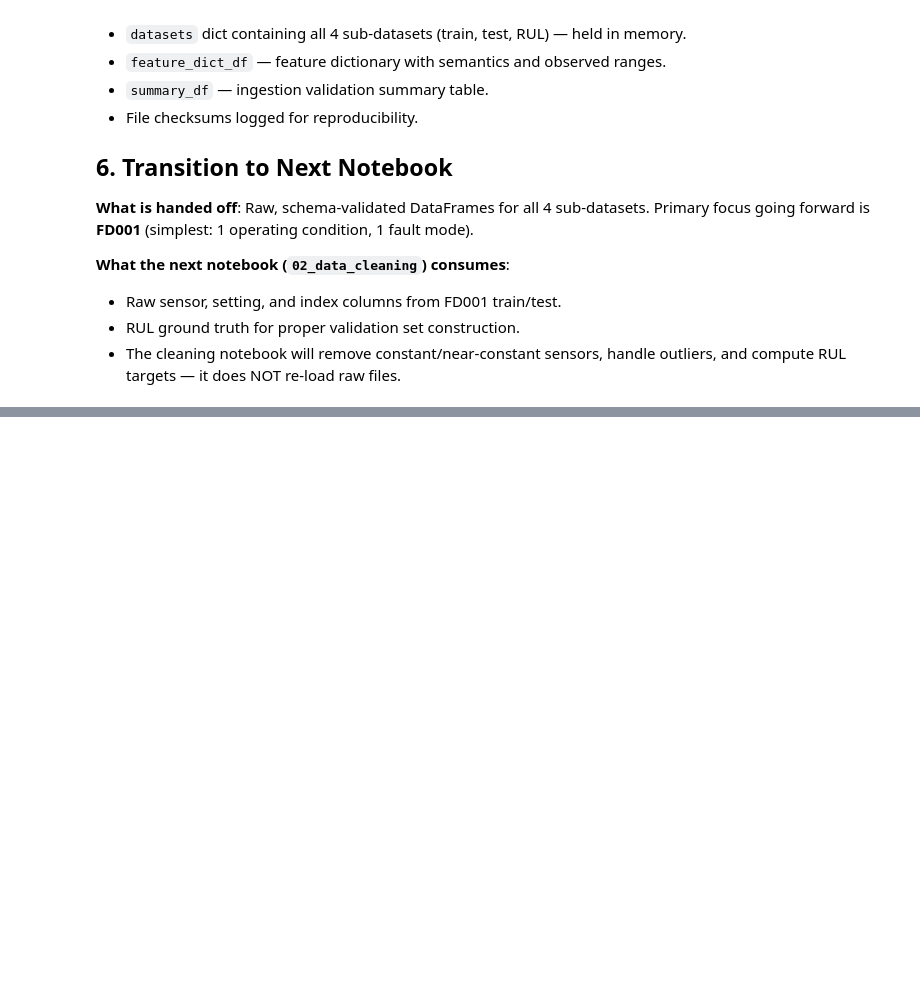
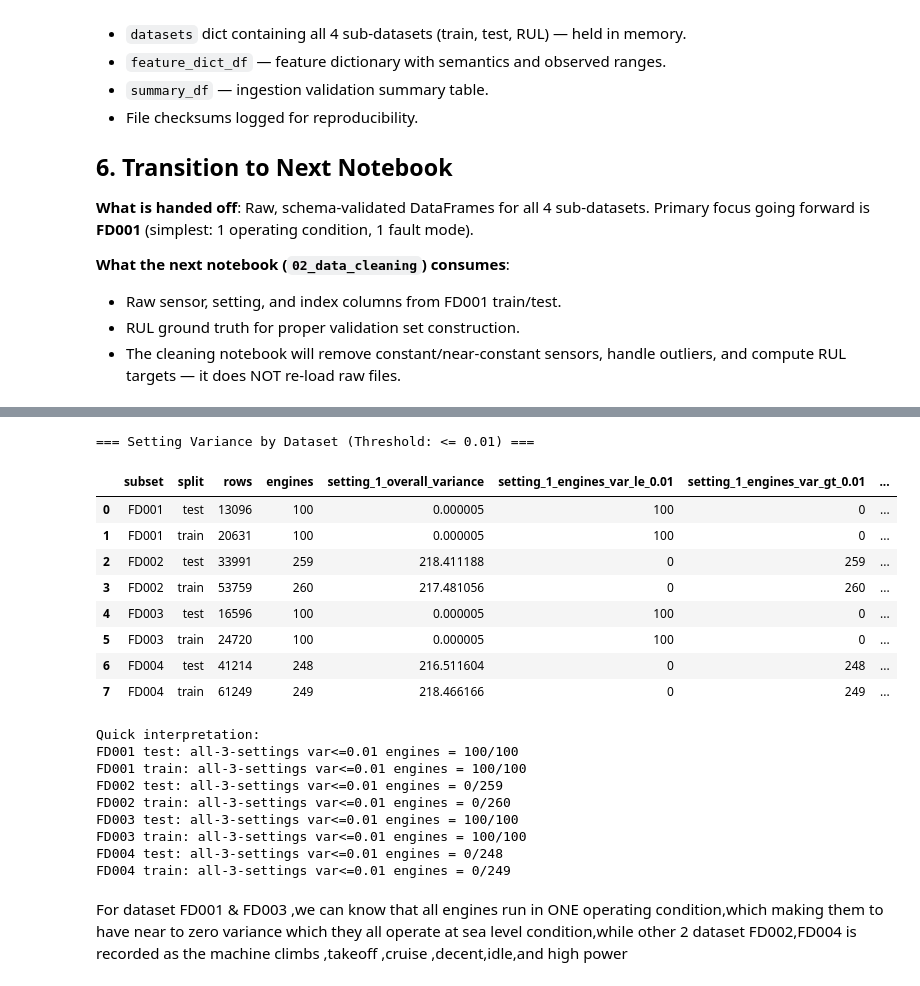
Before and after one commit to SKYTAN-050107/VHack_RUL_Predictions, a Jupyter notebook: src/01_data_acquisition.ipynb, the cells around one changed output, grey strips where cells are left out. Cells and saved outputs as stored; diff of their text form; code cells hidden in the pictures; blank space fills up the shorter version.

```diff
--- a/src/01_data_acquisition.ipynb
+++ b/src/01_data_acquisition.ipynb
@@ -446,0 +457,61 @@ When we inspect the descriptive statistics of `unit_number` we can see the datas
+# %%
+# Check variance of each setting for each dataset (train/test) with threshold <= 0.01
+setting_variance_rows = []
+VAR_THRESHOLD = 0.01
+
+for subset, pack in datasets.items():
+    for split_name in ['train', 'test']:
+        df_split = pack[split_name]
+
+        grouped_var = df_split.groupby('unit_number')[SETTING_COLS].var(ddof=0)
+
+        row = {
+            'subset': subset,
+            'split': split_name,
+            'rows': int(df_split.shape[0]),
+            'engines': int(df_split['unit_number'].nunique()),
+        }
+
+        for s in SETTING_COLS:
+            row[f'{s}_overall_variance'] = float(df_split[s].var(ddof=0))
+            row[f'{s}_engines_var_le_0.01'] = int((grouped_var[s].fillna(0) <= VAR_THRESHOLD).sum())
+            row[f'{s}_engines_var_gt_0.01'] = int((grouped_var[s].fillna(0) > VAR_THRESHOLD).sum())
+
+        all_three_le = (grouped_var[SETTING_COLS].fillna(0) <= VAR_THRESHOLD).all(axis=1)
+        row['all_3_settings_var_le_0.01_engines'] = int(all_three_le.sum())
+        row['all_3_settings_var_gt_0.01_engines'] = int((~all_three_le).sum())
+
+        setting_variance_rows.append(row)
+
+setting_variance_df = pd.DataFrame(setting_variance_rows).sort_values(['subset', 'split']).reset_index(drop=True)
+print('=== Setting Variance by Dataset (Threshold: <= 0.01) ===')
+display(setting_variance_df)
+
+print('\nQuick interpretation:')
+for _, r in setting_variance_df.iterrows():
+    print(
+        f"{r['subset']} {r['split']}: "
+        f"all-3-settings var<=0.01 engines = {r['all_3_settings_var_le_0.01_engines']}/{r['engines']}"
+    )
+# %% [output]
+=== Setting Variance by Dataset (Threshold: <= 0.01) ===
+|  | subset | split | rows | engines | setting_1_overall_variance | setting_1_engines_var_le_0.01 | setting_1_engines_var_gt_0.01 | ... |
+| 0 | FD001 | test | 13096 | 100 | 0.000005 | 100 | 0 | ... |
+| 1 | FD001 | train | 20631 | 100 | 0.000005 | 100 | 0 | ... |
+| 2 | FD002 | test | 33991 | 259 | 218.411188 | 0 | 259 | ... |
+| 3 | FD002 | train | 53759 | 260 | 217.481056 | 0 | 260 | ... |
+| 4 | FD003 | test | 16596 | 100 | 0.000005 | 100 | 0 | ... |
+| 5 | FD003 | train | 24720 | 100 | 0.000005 | 100 | 0 | ... |
+| 6 | FD004 | test | 41214 | 248 | 216.511604 | 0 | 248 | ... |
+| 7 | FD004 | train | 61249 | 249 | 218.466166 | 0 | 249 | ... |
+Quick interpretation:
+FD001 test: all-3-settings var<=0.01 engines = 100/100
+FD001 train: all-3-settings var<=0.01 engines = 100/100
+FD002 test: all-3-settings var<=0.01 engines = 0/259
+FD002 train: all-3-settings var<=0.01 engines = 0/260
+FD003 test: all-3-settings var<=0.01 engines = 100/100
+FD003 train: all-3-settings var<=0.01 engines = 100/100
+FD004 test: all-3-settings var<=0.01 engines = 0/248
+FD004 train: all-3-settings var<=0.01 engines = 0/249
+# %% [markdown]
+For dataset FD001 & FD003 ,we can know that all engines run in ONE operating condition,which making them to have near to zero variance which they all operate at sea level condition,while other 2 dataset FD002,FD004 is recorded as the machine climbs ,takeoff ,cruise ,decent,idle,and high power
```
Also changed, not shown: parts of 1 cell of this notebook, 7 other files.
